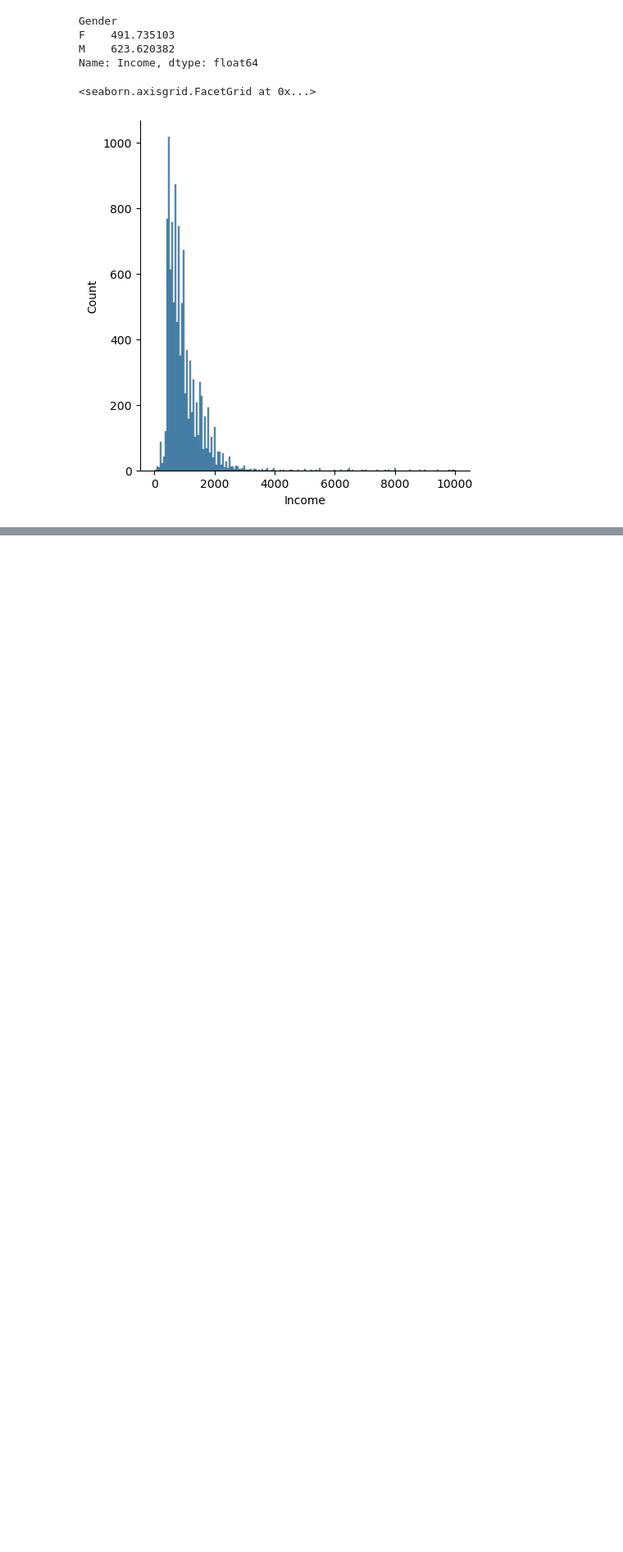
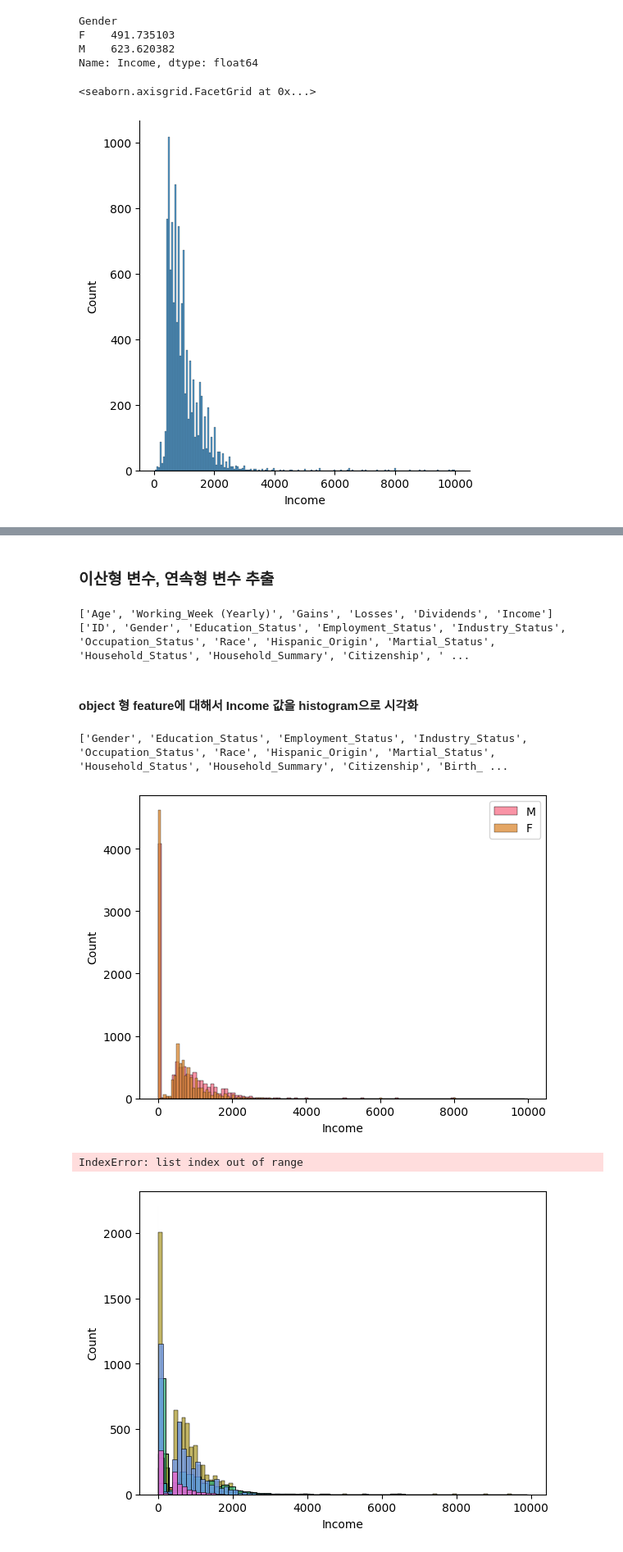
Before and after one commit to minglet/ML_study, a Jupyter notebook: dacon/income_predict/income_EDA.ipynb, the cells around one changed output, grey strips where cells are left out. Shown: that part at 82% size. Cells and saved outputs as stored; diff of their text form; code cells hidden in the pictures; blank space fills up the shorter version.

```diff
--- a/dacon/income_predict/income_EDA.ipynb
+++ b/dacon/income_predict/income_EDA.ipynb
@@ -131,0 +180,2 @@ sns.displot(train[cond]['Income'])
+# %% [markdown]
+### 이산형 변수, 연속형 변수 추출
@@ -131,0 +187,30 @@ sns.displot(train[cond]['Income'])
+# %%
+print(train_int)
+print(train_obj)
+# %% [output]
+['Age', 'Working_Week (Yearly)', 'Gains', 'Losses', 'Dividends', 'Income']
+['ID', 'Gender', 'Education_Status', 'Employment_Status', 'Industry_Status', 'Occupation_Status', 'Race', 'Hispanic_Origin', 'Martial_Status', 'Household_Status', 'Household_Summary', 'Citizenship', ' ...
+# %% [markdown]
+#### object 형 feature에 대해서 Income 값을 histogram으로 시각화
+# %%
+obj_columns = train.dtypes[train.dtypes == 'object'].index.tolist()
+obj_columns.remove('ID')
+print(obj_columns)
+# %% [output]
+['Gender', 'Education_Status', 'Employment_Status', 'Industry_Status', 'Occupation_Status', 'Race', 'Hispanic_Origin', 'Martial_Status', 'Household_Status', 'Household_Summary', 'Citizenship', 'Birth_ ...
+# %%
+def show_hist_by_target(df, column):
+    colors = sns.color_palette('husl', 10)
+    col_obj = df[column].unique()
+    for i, col in enumerate(col_obj):
+        sns.histplot(data=df[df[column]==col], x='Income', color=colors[i], label=col)
+
+    plt.legend()
+    plt.show()
+# %%
+for column in obj_columns:
+    show_hist_by_target(train, column)
+# %% [output]
+[figure, added]
+IndexError: list index out of range
+[figure, added]
```
Also changed, not shown: parts of 11 cells of this notebook, 4 other files.
